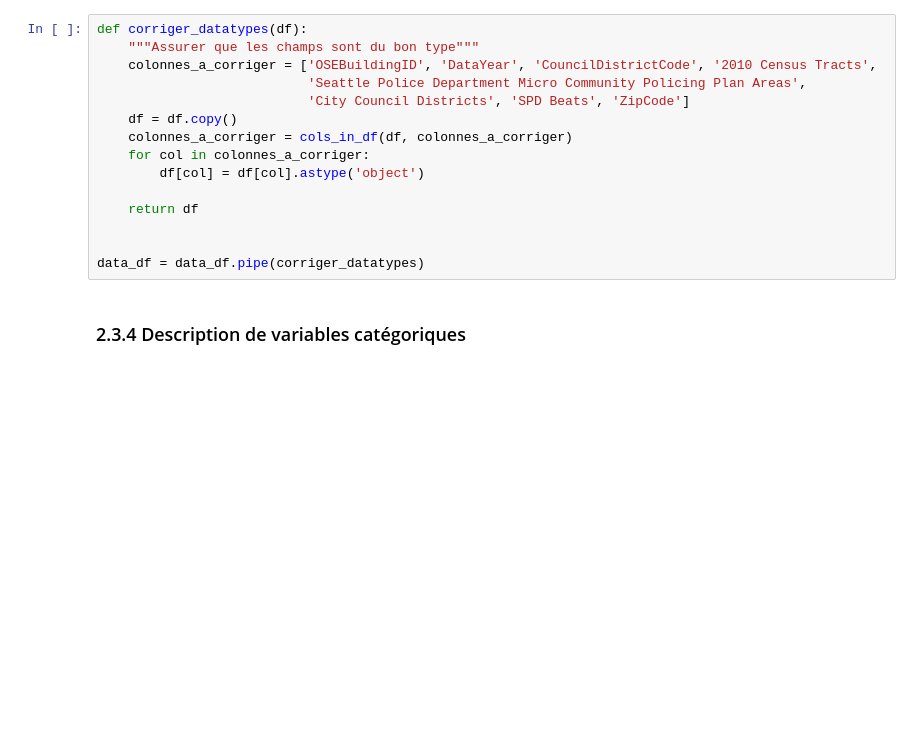
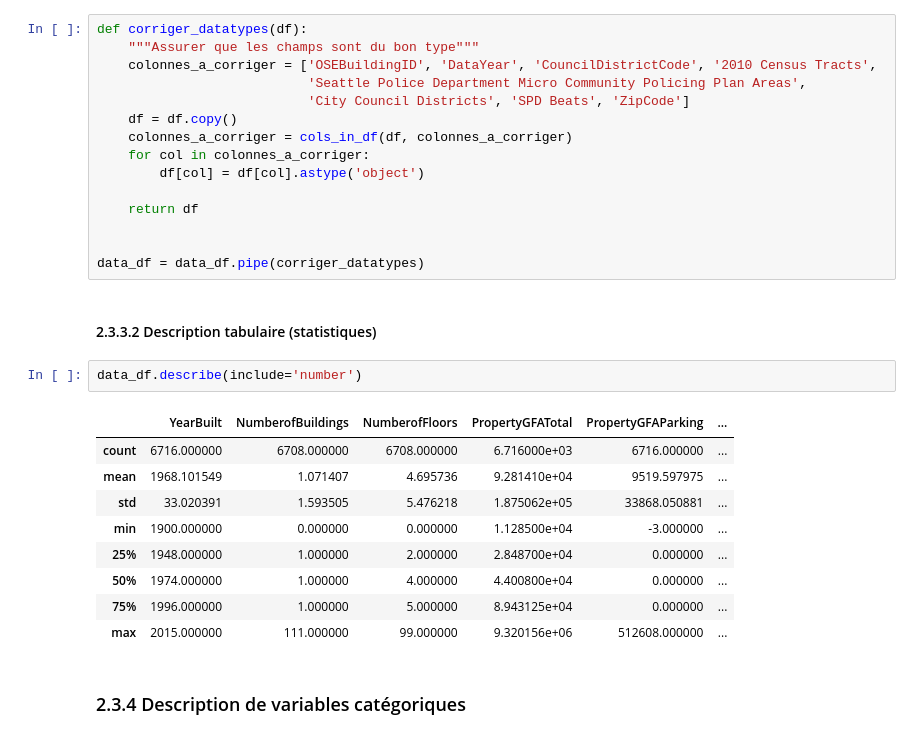
Before and after one commit to mrcreasey/oc-ds-p4-supervised-learning, a Jupyter notebook: Pélec_01_notebook.ipynb, the cells around one changed output. Drawn from its saved outputs; the diff is of its cells as text; blank space fills up the shorter version.

```diff
--- a/Pélec_01_notebook.ipynb
+++ b/Pélec_01_notebook.ipynb
@@ -669,6 +669,20 @@ def corriger_datatypes(df):
 
 
 data_df = data_df.pipe(corriger_datatypes)
+# %% [markdown]
+#### 2.3.3.2 Description tabulaire (statistiques)
+# %%
+data_df.describe(include='number')
+# %% [output]
+|  | YearBuilt | NumberofBuildings | NumberofFloors | PropertyGFATotal | PropertyGFAParking | ... |
+| count | 6716.000000 | 6708.000000 | 6708.000000 | 6.716000e+03 | 6716.000000 | ... |
+| mean | 1968.101549 | 1.071407 | 4.695736 | 9.281410e+04 | 9519.597975 | ... |
+| std | 33.020391 | 1.593505 | 5.476218 | 1.875062e+05 | 33868.050881 | ... |
+| min | 1900.000000 | 0.000000 | 0.000000 | 1.128500e+04 | -3.000000 | ... |
+| 25% | 1948.000000 | 1.000000 | 2.000000 | 2.848700e+04 | 0.000000 | ... |
+| 50% | 1974.000000 | 1.000000 | 4.000000 | 4.400800e+04 | 0.000000 | ... |
+| 75% | 1996.000000 | 1.000000 | 5.000000 | 8.943125e+04 | 0.000000 | ... |
+| max | 2015.000000 | 111.000000 | 99.000000 | 9.320156e+06 | 512608.000000 | ... |
 # %% [markdown]
 ### 2.3.4 Description de variables catégoriques
 # %%
```
Also changed, not shown: parts of 14 cells of this notebook.
